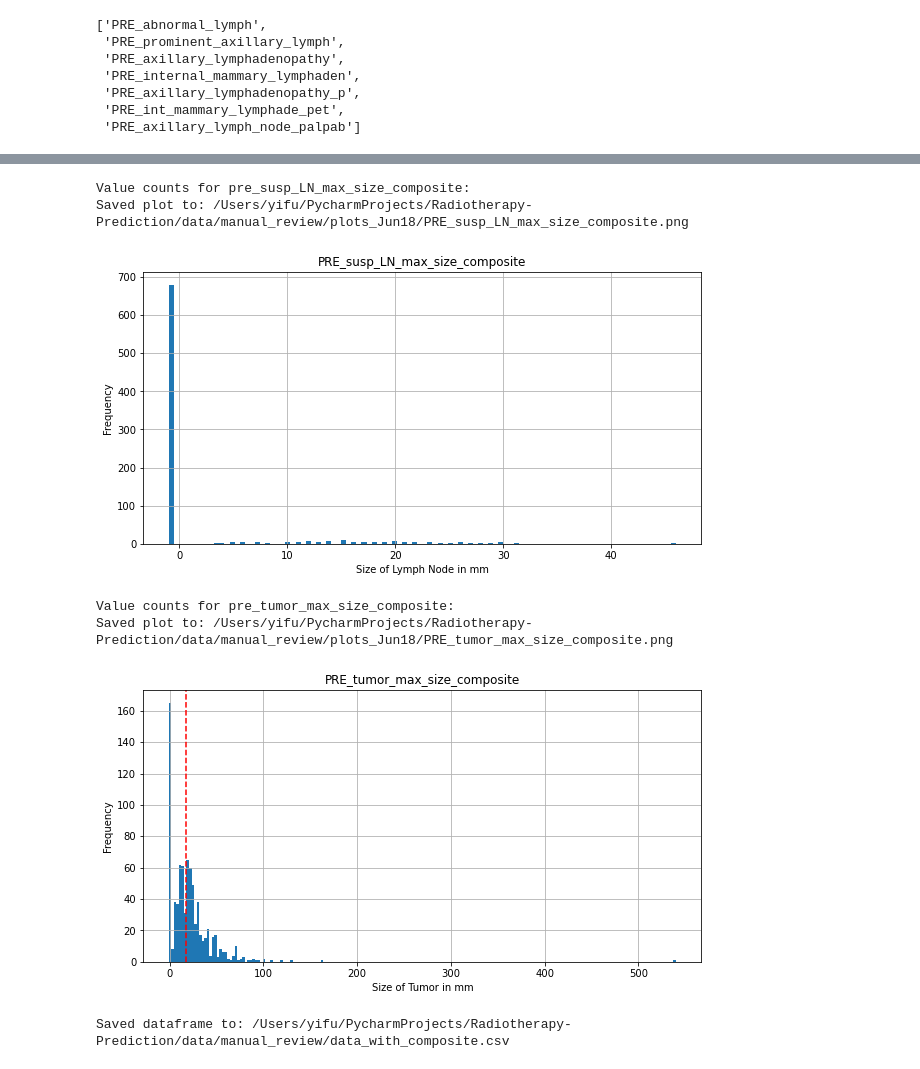
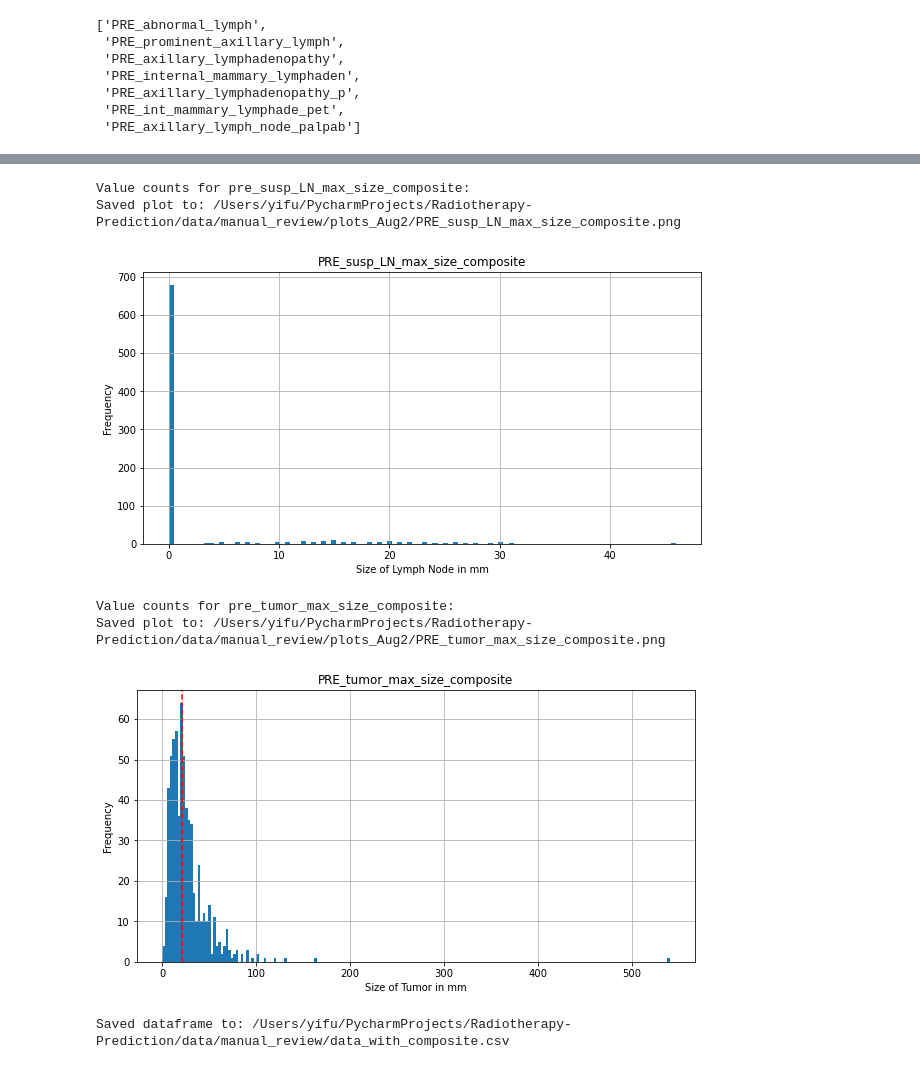
Before and after one commit to chen-yifu/Radiotherapy-Prediction, a Jupyter notebook: notebooks/RTx Data Exploration.ipynb, the cells around one changed output, grey strips where cells are left out. Cells and saved outputs as stored; diff of their text form; code cells hidden in the pictures.

```diff
--- a/notebooks/RTx Data Exploration.ipynb
+++ b/notebooks/RTx Data Exploration.ipynb
@@ -9,13 +18,13 @@ import re
 # %%
 # Data Paths
 data_dir = "/Users/yifu/PycharmProjects/Radiotherapy-Prediction/data/manual_review/"
-plot_dir = "/Users/yifu/PycharmProjects/Radiotherapy-Prediction/data/manual_review/plots_Jun18"
+plot_dir = "/Users/yifu/PycharmProjects/Radiotherapy-Prediction/data/manual_review/plots_Aug2"
 # Ensure both directories exist
 if not os.path.exists(plot_dir):
     os.makedirs(plot_dir)
-raw_data_path = os.path.join(data_dir, "RadiationAndANN_DATA_2021-11-15_0835.csv")
+raw_data_path = "/Users/yifu/PycharmProjects/Radiotherapy-Prediction/data/output/2022-07-15-102348_without_imputation_fixed/DataFrames/Dataset-expert-imputed.csv"
 out_data_path = os.path.join(data_dir, "RadiationAndANN_DATA_2021-11-15_0835_data_exploration.csv")
-dictionary_path = os.path.join(data_dir, "RadiationAndANN_DataDictionary_2021-11-15.csv")
+dictionary_path = "/Users/yifu/PycharmProjects/Radiotherapy-Prediction/data/input/metadata/Metadata.xlsx"
 # %%
 # Columns to be cross-tabulated
 cross_tab_cols_set1 = ["PRE_susp_LN_prsnt_composite", "PRE_susp_LN_max_size_composite", "PRE_tumor_max_size_composite", "PRE_height_cm", "PRE_weight_kg"]
@@ -86,0 +80,6 @@ df.head()
+# %%
+# Load Data
+df = pd.read_csv(raw_data_path)
+df.loc[df["POS_metastasis"] == 3, "POS_metastasis"] = np.nan
+df.loc[df["POS_metastasis"] == 2, "POS_metastasis"] = 0
+df.head()
@@ -221,11 +221,11 @@ def is_dtype_categorical(dtype):
 # %%
 # For each column in df, append prefix to column name
-for col_name in df.columns:
-    new_col_name = append_prefix_to_col_name(col_name)
-    df.rename(columns={col_name: new_col_name}, inplace=True)
+# for col_name in df.columns:
+#     new_col_name = append_prefix_to_col_name(col_name)
+#     df.rename(columns={col_name: new_col_name}, inplace=True)
 
 # For each variable in dictionary, append prefix to column name
-for i, row in dictionary.iterrows():
-    col_name = row["Variable"]
-    new_col_name = append_prefix_to_col_name(col_name)
-    dictionary.loc[i, "Variable"] = new_col_name
+# for i, row in dictionary.iterrows():
+#     col_name = row["Field"]
+#     new_col_name = append_prefix_to_col_name(col_name)
+#     dictionary.loc[i, "Field"] = new_col_name
@@ -375,7 +321,7 @@ dtype: int64
 # %%
 # Check results - Plot the column with sorted values
 print("Value counts for pre_susp_LN_max_size_composite:")
-susp_LN_max_size_composite.hist(bins=100)
+df["PRE_susp_LN_size_composite"].hist(bins=100)
 # Mark the axis and median value
 # plt.axvline(susp_LN_max_size_composite.median(), color="r", linestyle="--")
 plt.title("PRE_susp_LN_max_size_composite")
@@ -385,23 +331,23 @@ save_plot("PRE_susp_LN_max_size_composite")
 # plt.show()
 # %% [output]
 Value counts for pre_susp_LN_max_size_composite:
-Saved plot to: /Users/yifu/PycharmProjects/Radiotherapy-Prediction/data/manual_review/plots_Jun18/PRE_susp_LN_max_size_composite.png
+Saved plot to: /Users/yifu/PycharmProjects/Radiotherapy-Prediction/data/manual_review/plots_Aug2/PRE_susp_LN_max_size_composite.png
-[figure, old version]
+[figure, new version]
 # %%
 # Check results - Plot the column with sorted values
 print("Value counts for pre_tumor_max_size_composite:")
 # Make a histogram of the column, with bins of 50
-pre_tumor_max_size_composite.hist(bins=200)
+df["PRE_tumor_max_size_composite"].hist(bins=200)
 # Mark the axis and median value
-plt.axvline(pre_tumor_max_size_composite.median(), color="r", linestyle="--")
+plt.axvline(df["PRE_tumor_max_size_composite"].median(), color="r", linestyle="--")
 plt.title("PRE_tumor_max_size_composite")
 plt.xlabel("Size of Tumor in mm")
 plt.ylabel("Frequency")
 save_plot("PRE_tumor_max_size_composite")
 # %% [output]
 Value counts for pre_tumor_max_size_composite:
-Saved plot to: /Users/yifu/PycharmProjects/Radiotherapy-Prediction/data/manual_review/plots_Jun18/PRE_tumor_max_size_composite.png
+Saved plot to: /Users/yifu/PycharmProjects/Radiotherapy-Prediction/data/manual_review/plots_Aug2/PRE_tumor_max_size_composite.png
-[figure, old version]
+[figure, new version]
 # %%
 # Save the dataframe to a csv file
 out_csv_path = os.path.join(data_dir, "data_with_composite.csv")
```
Also changed, not shown: parts of 16 cells of this notebook, 19 other files.
